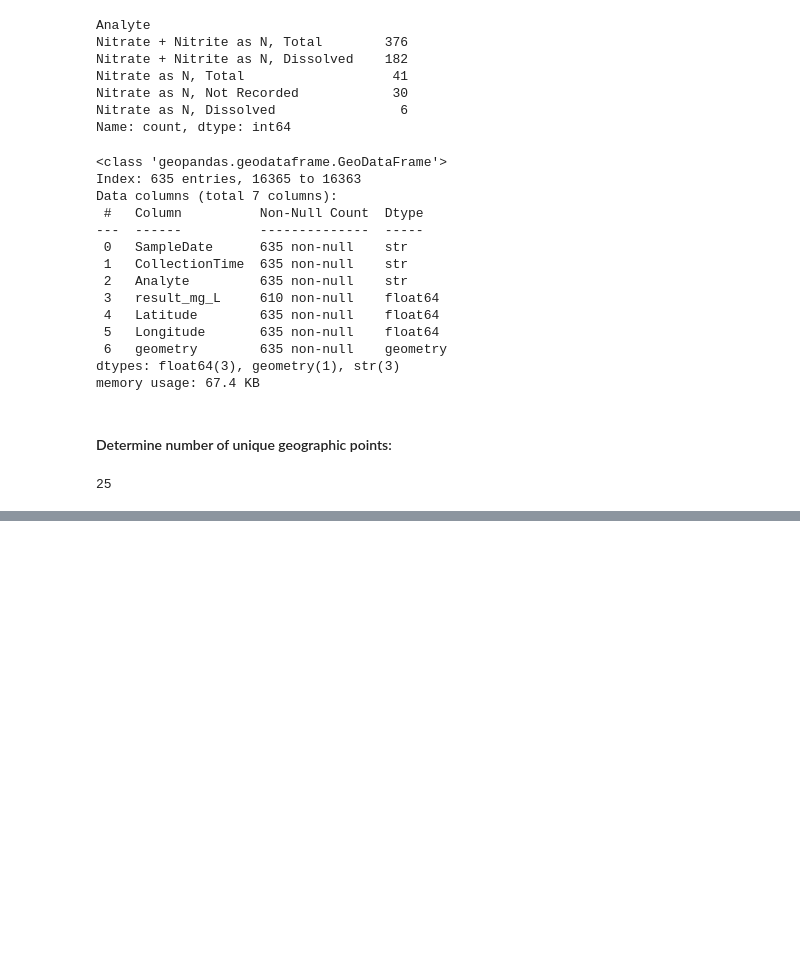
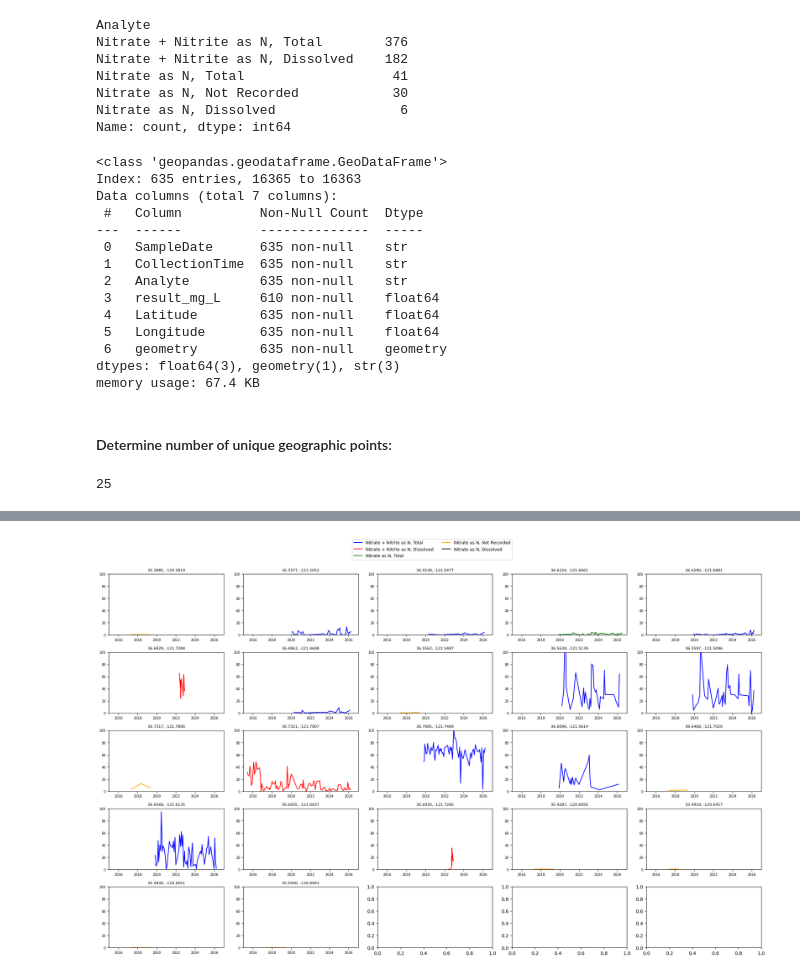
Before and after one commit to Erdos-Projects/fall-2026-infrastructure-placement, a Jupyter notebook: notebooks/surface_water/surfacewater_eda.ipynb, the cells around one changed output, grey strips where cells are left out. Drawn from its saved outputs; the diff is of its cells as text; code cells hidden in the pictures; blank space fills up the shorter version.

```diff
--- a/notebooks/surface_water/surfacewater_eda.ipynb
+++ b/notebooks/surface_water/surfacewater_eda.ipynb
@@ -232,0 +228,4 @@ surfacewater_clean[["Latitude", "Longitude"]].drop_duplicates().shape[0]
+# %%
+import my_functions
+surfacewater_clean = my_functions.create_datetime(surfacewater_clean, "SampleDate", "CollectionTime")
+surfacewater_clean.info()
@@ -232,0 +247,6 @@ surfacewater_clean[["Latitude", "Longitude"]].drop_duplicates().shape[0]
+# %%
+surfacewater_clean = surfacewater_clean.drop(columns=["CollectionTime"])
+#make all column headers lower case
+surfacewater_clean.columns = map(str.lower, surfacewater_clean.columns)
+# %%
+surfacewater_clean = surfacewater_clean.dropna(subset=["result_mg_l"])
@@ -232,0 +269,78 @@ surfacewater_clean[["Latitude", "Longitude"]].drop_duplicates().shape[0]
+# %%
+import math
+
+analytes = [
+"Nitrate + Nitrite as N, Total",
+"Nitrate + Nitrite as N, Dissolved",
+"Nitrate as N, Total",
+"Nitrate as N, Not Recorded",
+"Nitrate as N, Dissolved"
+]
+
+colors = ["blue", "red", "green", "orange", "black"]
+
+locations = surfacewater_clean[["latitude", "longitude"]].drop_duplicates()
+
+n = len(locations)
+ncols = 5
+nrows = math.ceil(n / ncols)
+
+fig, axes = plt.subplots(
+    nrows,
+    ncols,
+    figsize=(20, 2.5 * nrows)
+)
+
+axes = axes.flatten()
+
+for i, (_, location) in enumerate(locations.iterrows()):
+
+    lat = location["latitude"]
+    lon = location["longitude"]
+
+    selected = surfacewater_clean[
+        (surfacewater_clean["latitude"] == lat) &
+        (surfacewater_clean["longitude"] == lon)
+    ].sort_values("sampledate")
+
+    for analyte, color in zip(analytes, colors):
+
+        analyte_data = selected[
+            selected["analyte"] == analyte
+        ]
+
+        if not analyte_data.empty:
+            axes[i].plot(
+                analyte_data["sampledate"],
+                analyte_data["result_mg_l"],
+                label=analyte,
+                color=color
+            )
+
+    axes[i].set_title(f"{lat:.4f}, {lon:.4f}", fontsize=8)
+    axes[i].set_xlim(pd.Timestamp("2015-01-01"),
+                     pd.Timestamp("2027-01-01"))
+    axes[i].set_ylim(0, 100)
+    axes[i].tick_params(axis="both", labelsize=7)
+
+# Create a legend containing all four analytes,
+# even if some are missing from individual subplots
+from matplotlib.lines import Line2D
+
+handles = [
+    Line2D([0], [0], color=color, label=analyte)
+    for analyte, color in zip(analytes, colors)
+]
+
+fig.legend(
+    handles=handles,
+    labels=analytes,
+    loc="upper center",
+    ncol=2,
+    fontsize=9
+)
+
+plt.tight_layout(rect=[0, 0, 1, 0.94])
+plt.show()
+# %% [output]
+[figure, added]
```
Also changed, not shown: parts of 17 cells of this notebook, 9 other files.
